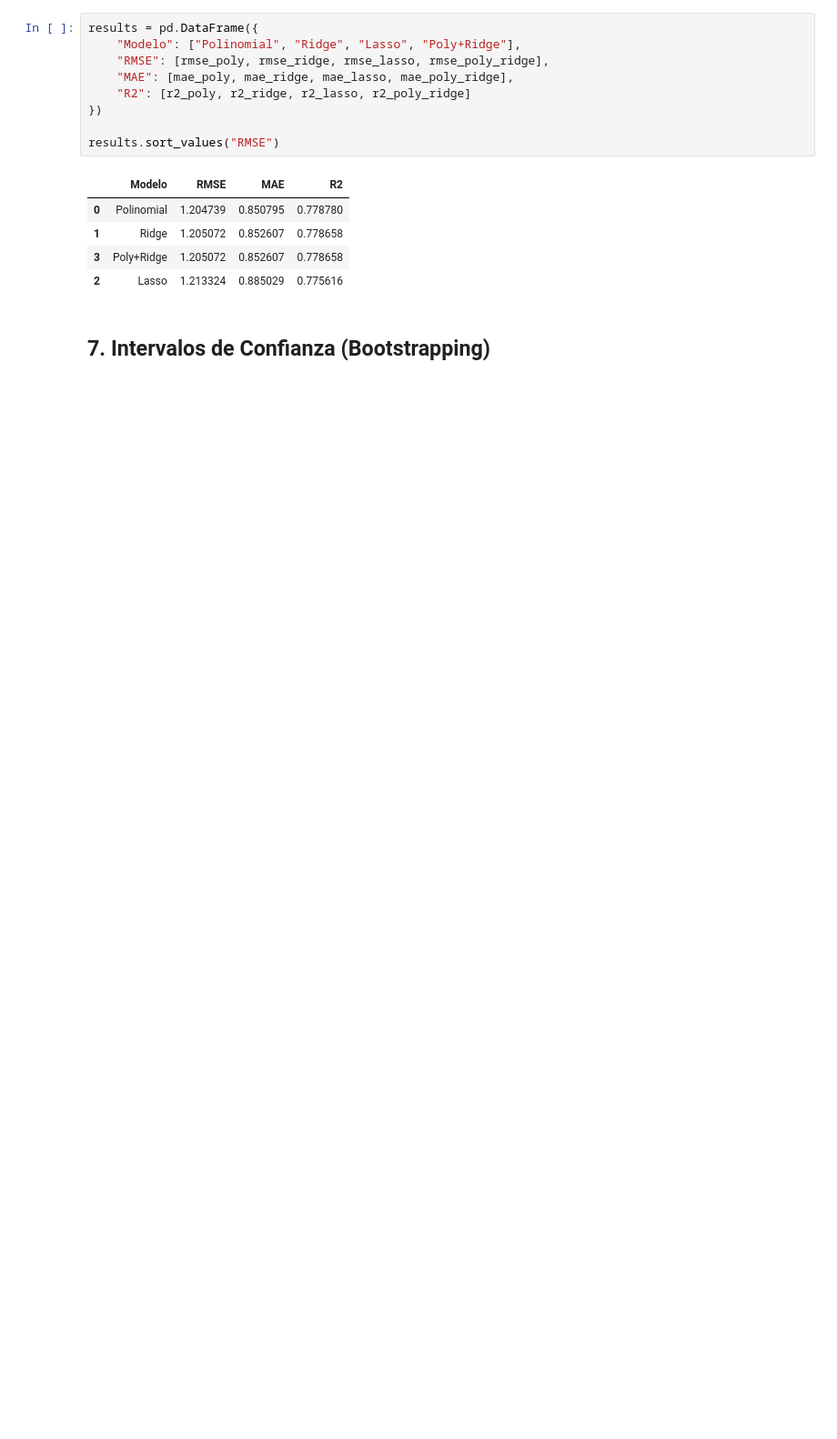
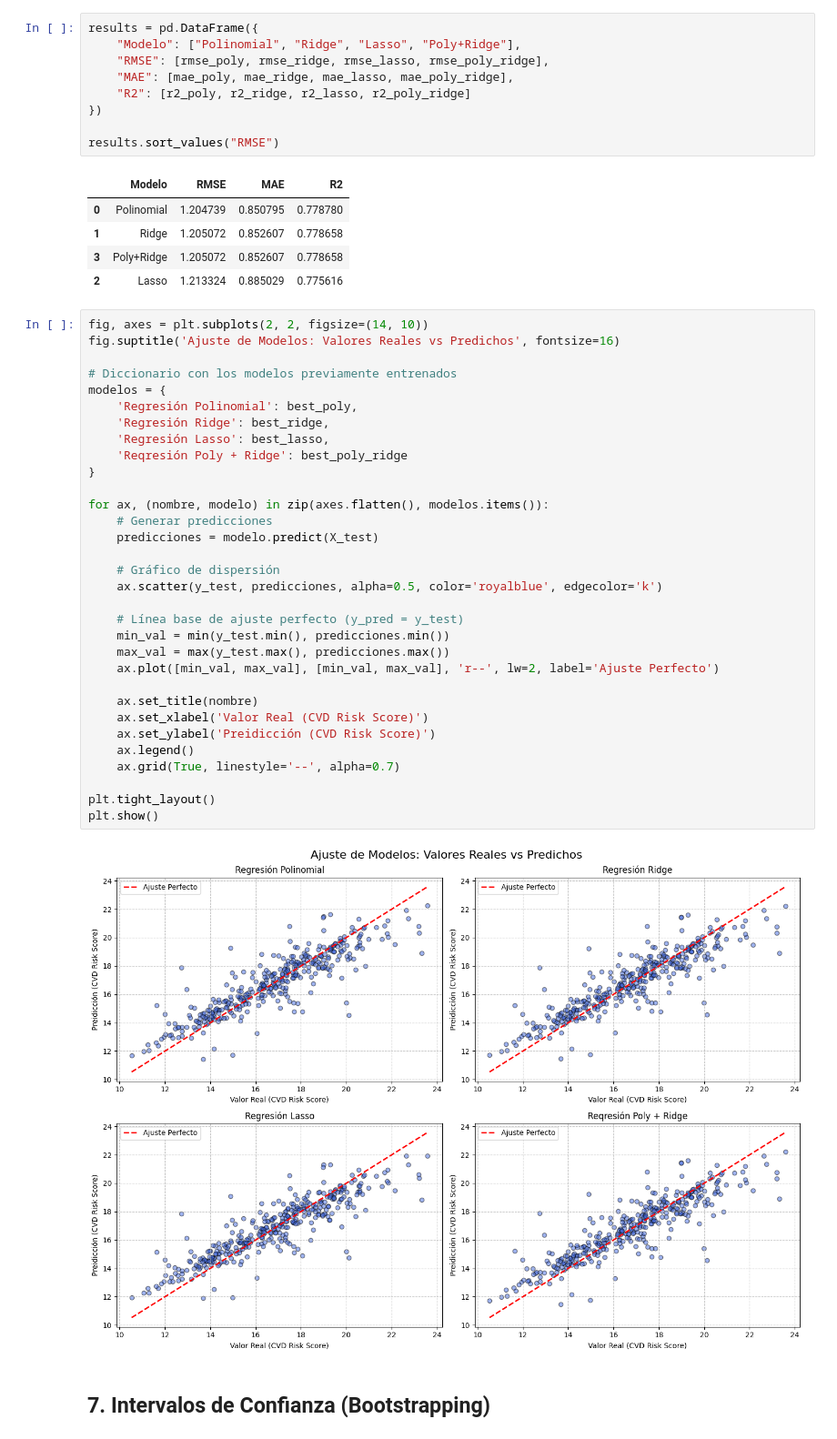
Before and after one commit to ISIS-2611-AprendizajeMaquina/MaterialDeClase-ISIS-2611, a Jupyter notebook: Laboratorios/L1 Regresion Lineal/data/Laboratorio_2_Plantilla_ISIS2611.ipynb, the cells around one changed output. Shown at 91% size. Cells and saved outputs as stored; diff of their text form; blank space fills up the shorter version.

```diff
--- a/Laboratorios/L1 Regresion Lineal/data/Laboratorio_2_Plantilla_ISIS2611.ipynb
+++ b/Laboratorios/L1 Regresion Lineal/data/Laboratorio_2_Plantilla_ISIS2611.ipynb
@@ -414,6 +414,40 @@ results.sort_values("RMSE")
 | 1 | Ridge | 1.205072 | 0.852607 | 0.778658 |
 | 3 | Poly+Ridge | 1.205072 | 0.852607 | 0.778658 |
 | 2 | Lasso | 1.213324 | 0.885029 | 0.775616 |
+# %%
+fig, axes = plt.subplots(2, 2, figsize=(14, 10))
+fig.suptitle('Ajuste de Modelos: Valores Reales vs Predichos', fontsize=16)
+
+# Diccionario con los modelos previamente entrenados
+modelos = {
+    'Regresión Polinomial': best_poly,
+    'Regresión Ridge': best_ridge,
+    'Regresión Lasso': best_lasso,
+    'Reqresión Poly + Ridge': best_poly_ridge
+}
+
+for ax, (nombre, modelo) in zip(axes.flatten(), modelos.items()):
+    # Generar predicciones
+    predicciones = modelo.predict(X_test)
+
+    # Gráfico de dispersión
+    ax.scatter(y_test, predicciones, alpha=0.5, color='royalblue', edgecolor='k')
+
+    # Línea base de ajuste perfecto (y_pred = y_test)
+    min_val = min(y_test.min(), predicciones.min())
+    max_val = max(y_test.max(), predicciones.max())
+    ax.plot([min_val, max_val], [min_val, max_val], 'r--', lw=2, label='Ajuste Perfecto')
+
+    ax.set_title(nombre)
+    ax.set_xlabel('Valor Real (CVD Risk Score)')
+    ax.set_ylabel('Preidicción (CVD Risk Score)')
+    ax.legend()
+    ax.grid(True, linestyle='--', alpha=0.7)
+
+plt.tight_layout()
+plt.show()
+# %% [output]
+[figure, added]
 # %% [markdown]
 ## 7. Intervalos de Confianza (Bootstrapping)
 # %% [markdown]
```
Also changed, not shown: parts of 6 cells of this notebook.
